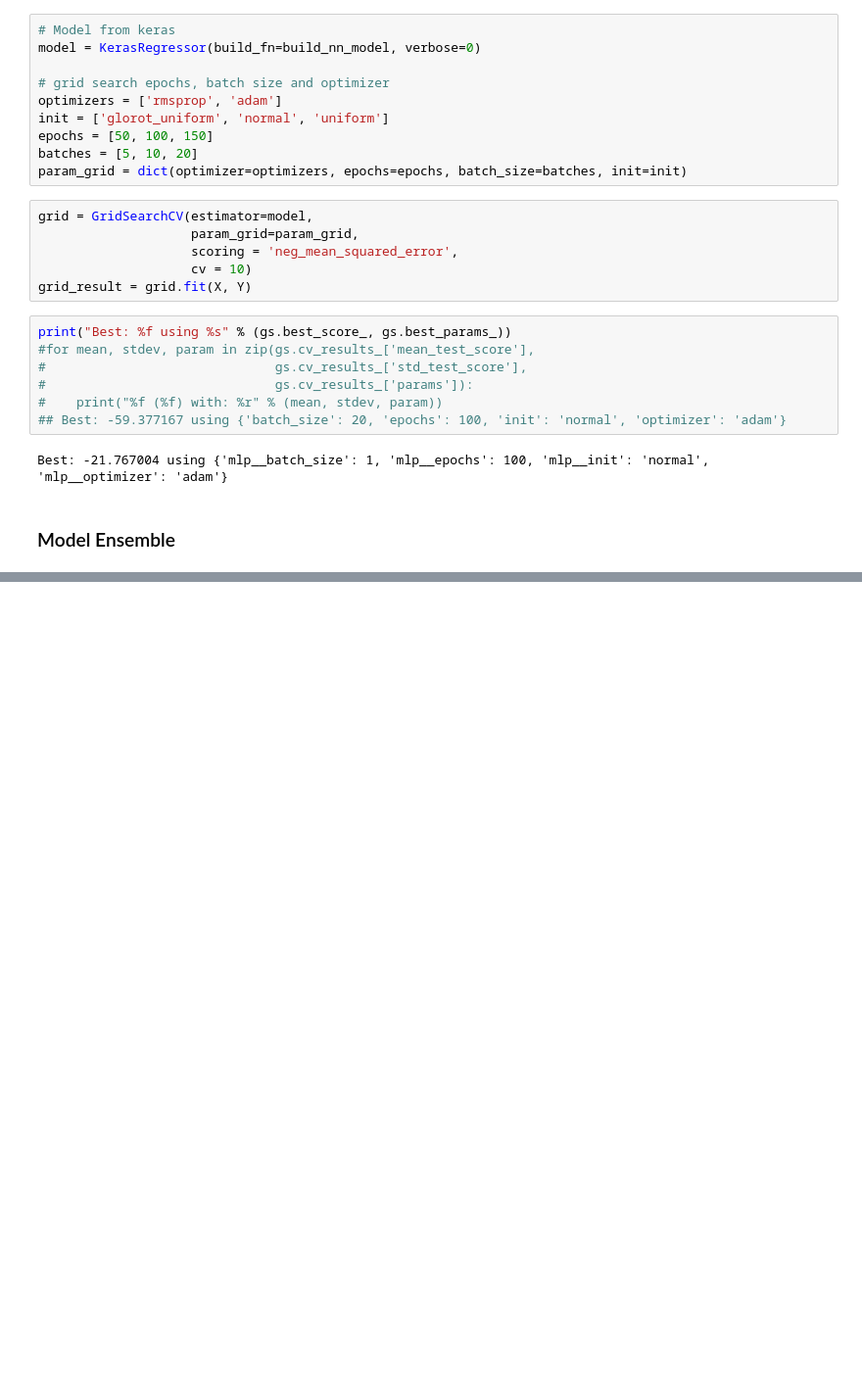
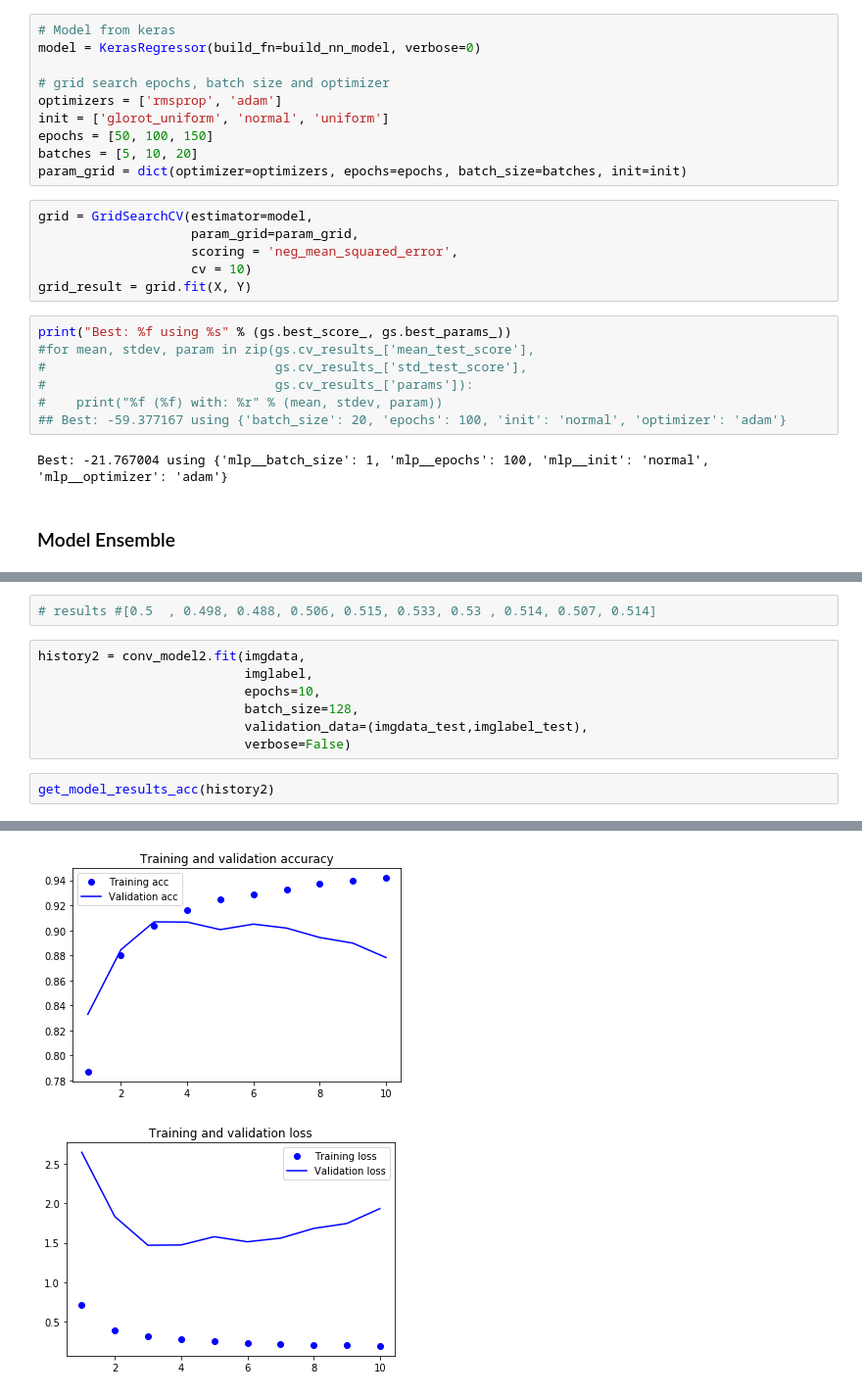
Before and after one commit to oadoriaa/DLText, a Jupyter notebook: EsembleKerasSKlearn.ipynb, the cells around one changed output, grey strips where cells are left out. Shown at 98% size. Cells and saved outputs as stored; diff of their text form; blank space fills up the shorter version.

```diff
--- a/EsembleKerasSKlearn.ipynb
+++ b/EsembleKerasSKlearn.ipynb
@@ -293,0 +504,12 @@ SyntaxError: positional argument follows keyword argument (<ipython-input-37-129
+# %%
+# results #[0.5  , 0.498, 0.488, 0.506, 0.515, 0.533, 0.53 , 0.514, 0.507, 0.514]
+# %%
+history2 = conv_model2.fit(imgdata,
+                           imglabel,
+                           epochs=10,
+                           batch_size=128,
+                           validation_data=(imgdata_test,imglabel_test),
+                           verbose=False)
+# %%
+get_model_results_acc(history2)
+# %% [output]
@@ -293,0 +518,2 @@ SyntaxError: positional argument follows keyword argument (<ipython-input-37-129
+[figure, added]
+[figure, added]
```
Also changed, not shown: parts of 20 cells of this notebook, 4 other files.
